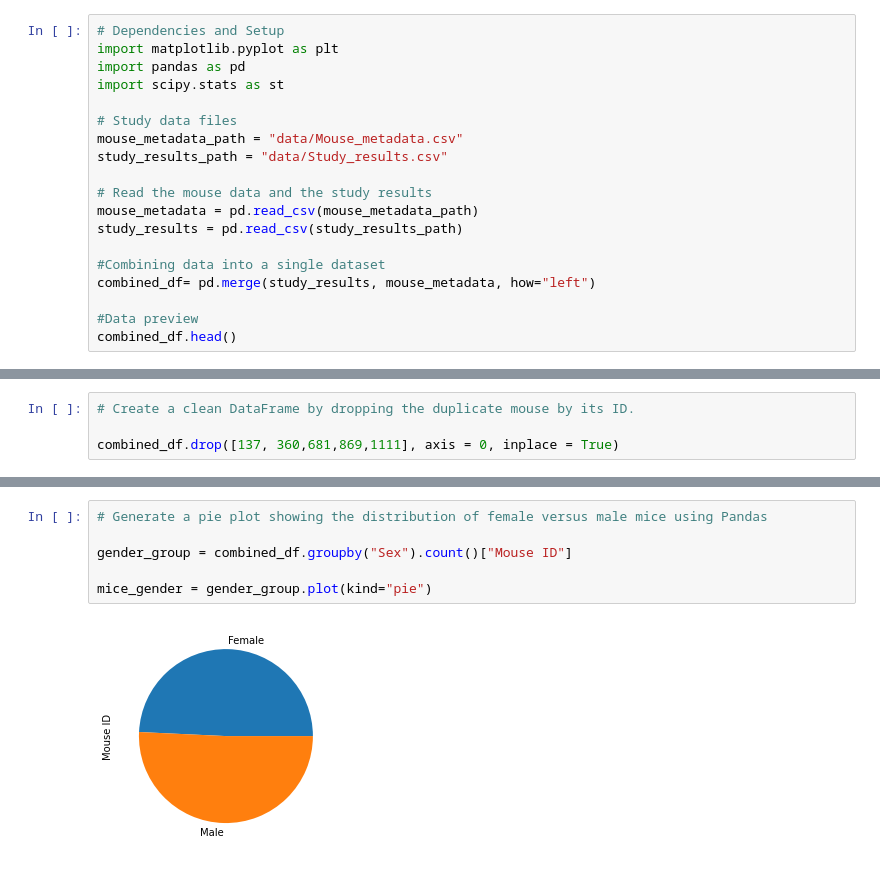
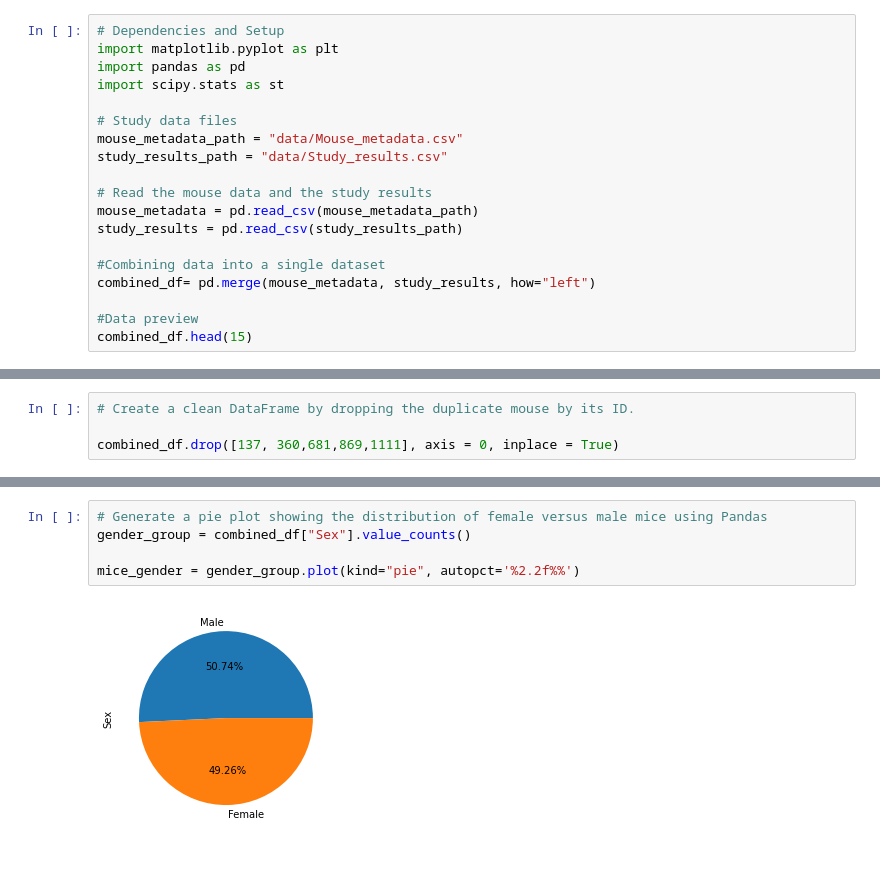
Before and after one commit to ccromperla/matplotlib_challenge, a Jupyter notebook: Pymaceuticals/Pymaceuticals.ipynb, the cells around one changed output, grey strips where cells are left out. Cells and saved outputs as stored; diff of their text form.

Commit message:
pyplot graphs

```diff
--- a/Pymaceuticals/Pymaceuticals.ipynb
+++ b/Pymaceuticals/Pymaceuticals.ipynb
@@ -13,8 +13,8 @@ mouse_metadata = pd.read_csv(mouse_metadata_path)
 study_results = pd.read_csv(study_results_path)
 
 #Combining data into a single dataset
-combined_df= pd.merge(study_results, mouse_metadata, how="left")
+combined_df= pd.merge(mouse_metadata, study_results, how="left")
 
 #Data preview
-combined_df.head()
+combined_df.head(15)
 # %% [output]
@@ -146,8 +167,7 @@ plt.tight_layout()
 # %%
 # Generate a pie plot showing the distribution of female versus male mice using Pandas
+gender_group = combined_df["Sex"].value_counts()
 
-gender_group = combined_df.groupby("Sex").count()["Mouse ID"]
-
-mice_gender = gender_group.plot(kind="pie")
+mice_gender = gender_group.plot(kind="pie", autopct='%2.2f%%')
 # %% [output]
-[figure, old version]
+[figure, new version]
```
Also changed, not shown: parts of 9 cells of this notebook, 1 other file.
